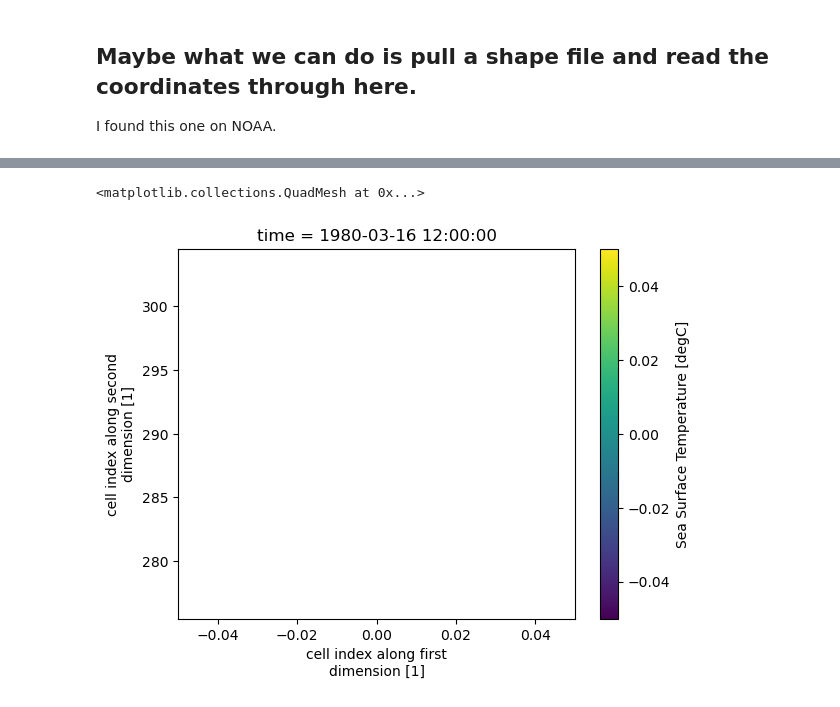
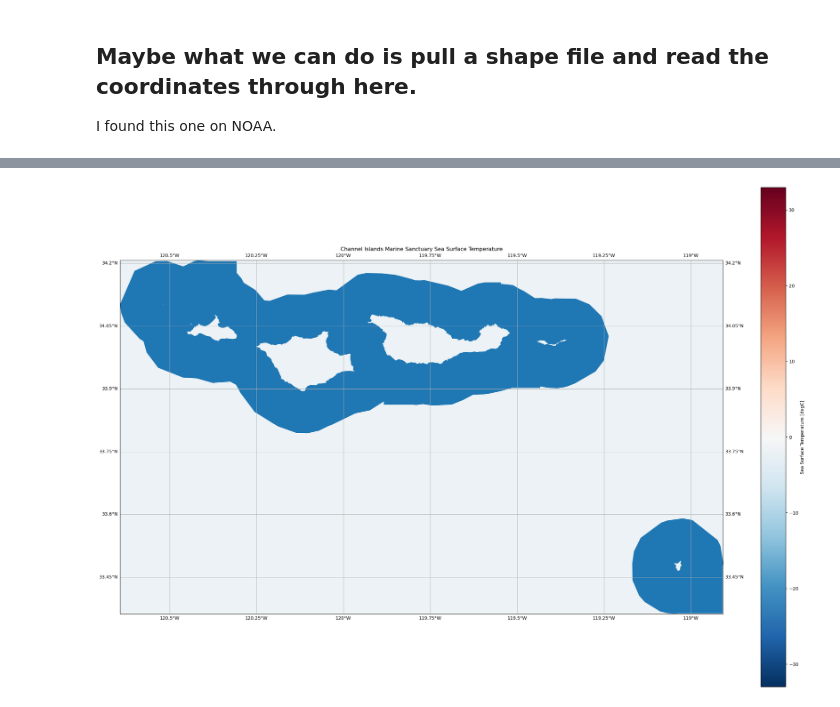
Before and after one commit to olleholt/toolkit, a Jupyter notebook: Diana-scratch.ipynb, the cells around one changed output, grey strips where cells are left out. Cells and saved outputs as stored; diff of their text form; code cells hidden in the pictures.

```diff
--- a/Diana-scratch.ipynb
+++ b/Diana-scratch.ipynb
@@ -307,4 +303,4 @@ hdl:21.14100/81dad4e4-e025-4912-8e05-ea4826636a2f
 version_id :
 v20190429
 # %%
-ds.tos.sel(time='2010-03').squeeze().plot()
+ds1 = ds.tos.sel(time='1950-03')
@@ -353,5 +334,27 @@ values_at_pts = ds.sel(i=lons, j=lats, method="nearest")
-# %%
-values_at_pts.tos.sel(time='1980-03').squeeze().plot()
-# %% [output]
-<matplotlib.collections.QuadMesh at 0x...>
-[figure, removed]
+# %%
+import cartopy.crs as ccrs
+
+# Create a plot
+fig, ax = plt.subplots(figsize=(30, 20),
+                       subplot_kw={'projection': ccrs.PlateCarree()})
+
+# Plot the Xarray dataset as background
+ds1.plot(ax=ax,
+         transform=ccrs.PlateCarree())
+
+# Set the extent of the plot based on the shapefile bounding box
+ax.set_extent([cinms_shape.total_bounds[0], cinms_shape.total_bounds[2], cinms_shape.total_bounds[1], cinms_shape.total_bounds[3]])
+
+# Plot the shapefile
+cinms_shape.plot(ax=ax)
+
+# Add gridlines
+ax.gridlines(draw_labels=True)
+
+# Add a title
+ax.set_title('Channel Islands Marine Sanctuary Sea Surface Temperature')
+
+# Show the plot
+plt.show()
+# %% [output]
+[figure, added]
```
Also changed, not shown: parts of 4 cells of this notebook.
